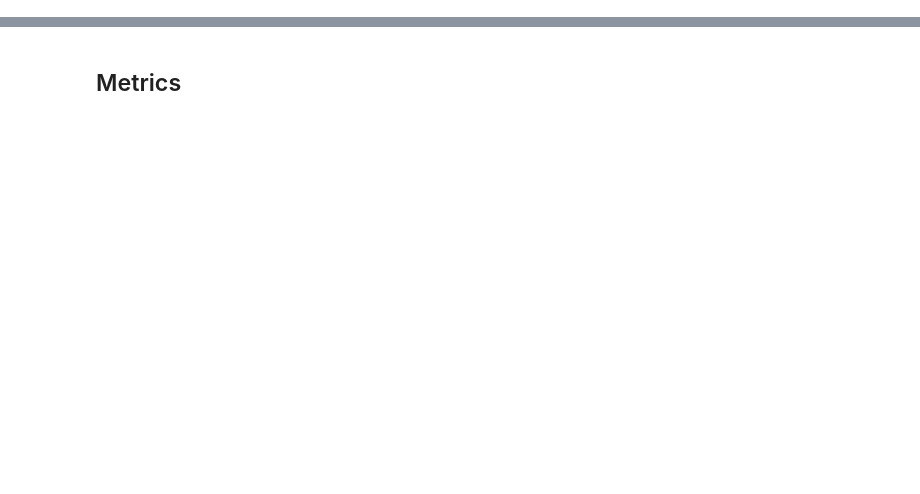
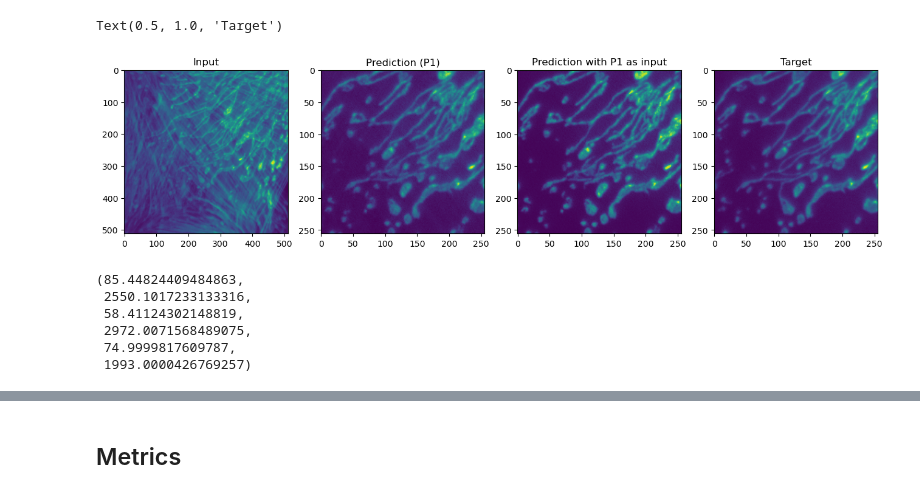
Before and after one commit to rayanirban/DiffSplitting, a Jupyter notebook: notebooks/Evaluate.ipynb, the cells around one changed output, grey strips where cells are left out. Drawn from its saved outputs; the diff is of its cells as text; code cells hidden in the pictures; blank space fills up the shorter version.

```diff
--- a/notebooks/Evaluate.ipynb
+++ b/notebooks/Evaluate.ipynb
@@ -199,0 +215,9 @@ def get_prediction_raw(data_dict):
+# %%
+tmp_data2 = {'input': torch.Tensor(prediction[-1:]).cuda(), 'target': diffusion_data['target'][img_idx:img_idx+1].cuda()}
+diffusion.feed_data(tmp_data2)
+diffusion.test(continous=True, clip_denoised=False)
+visuals = diffusion.get_current_visuals()
+# input, target, prediction = unnormalize_data(visuals,train_set.get_normalization_dict())
+# input = visuals['input'].cpu().numpy()
+# target = visuals['target'].cpu().numpy()
+prediction2 = visuals['prediction'].cpu().numpy()
@@ -199,0 +228,13 @@ def get_prediction_raw(data_dict):
+# %%
+_,ax = plt.subplots(figsize=(16,4),ncols=4)
+ax[0].imshow(input[0,0])
+ax[1].imshow(prediction[-1,0,128:-128,128:-128])
+ax[2].imshow(prediction2[-1,0,128:-128,128:-128])
+ax[3].imshow(target[0,1,128:-128,128:-128])
+ax[0].set_title('Input')
+ax[1].set_title('Prediction (P1)')
+ax[2].set_title('Prediction with P1 as input')
+ax[3].set_title('Target')
+# %% [output]
+Text(0.5, 1.0, 'Target')
+[figure, added]
@@ -199,0 +246,9 @@ def get_prediction_raw(data_dict):
+# %%
+pred_unnorm.min(), pred_unnorm.max(), pred_unnorm2.min(), pred_unnorm2.max(), target_unnorm.min(), target_unnorm.max()
+# %% [output]
+(85.44824409484863,
+ 2550.1017233133316,
+ 58.41124302148819,
+ 2972.0071568489075,
+ 74.9999817609787,
+ 1993.0000426769257)
```
Also changed, not shown: parts of 22 cells of this notebook, 5 other files.
